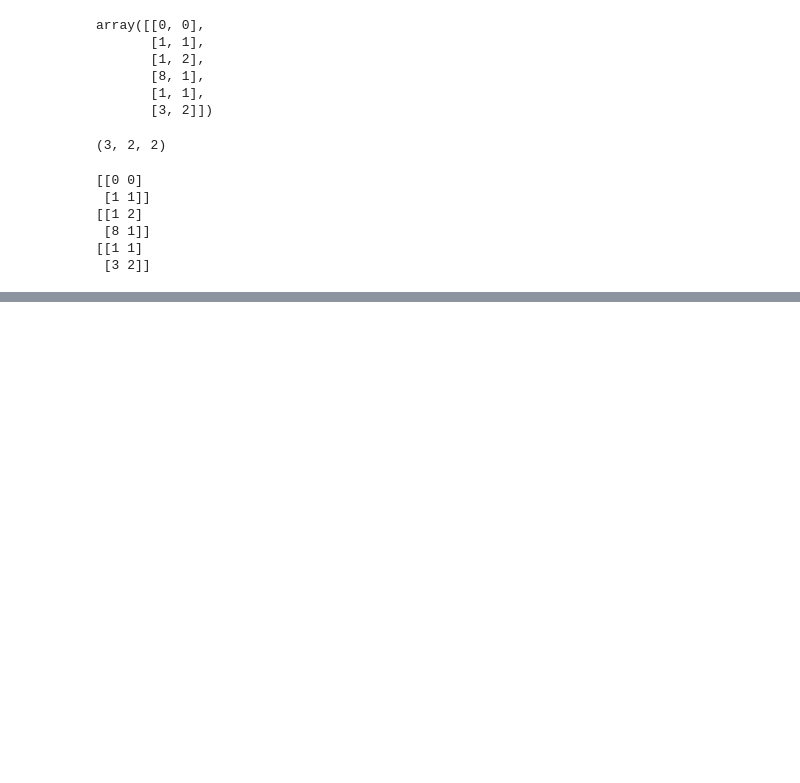
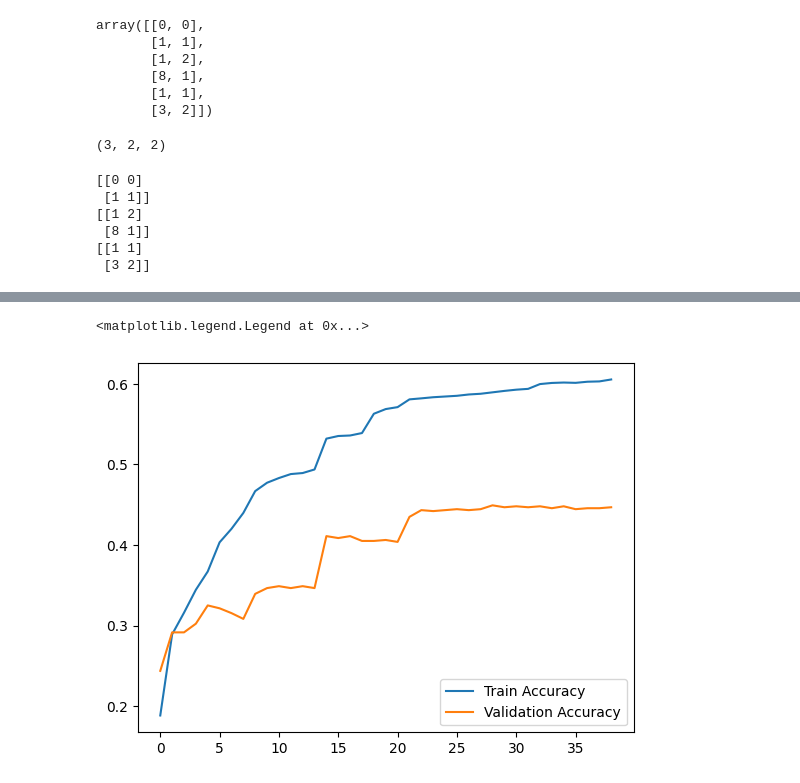
Before and after one commit to EstevesX10/ML2-Urban-Sound-Classification, a Jupyter notebook: Urban-Sound-Classification/UrbanSoundClassification.ipynb, the cells around one changed output, grey strips where cells are left out. Saved outputs shown, nothing was run; the diff lists cells and outputs as text; code cells hidden in the pictures; blank space fills up the shorter version.

```diff
--- a/Urban-Sound-Classification/UrbanSoundClassification.ipynb
+++ b/Urban-Sound-Classification/UrbanSoundClassification.ipynb
@@ -956,0 +1053,23 @@ for x in foo.map(np.array).values: print(x)
+# %%
+# Define callbacks
+early_stopping = EarlyStopping(
+    monitor='val_accuracy',
+    min_delta=5e-4,
+    patience=10,
+    restore_best_weights=True
+)
+
+reduce_lr = ReduceLROnPlateau(
+    monitor='val_accuracy',
+    factor=0.5,
+    patience=3,
+    min_lr=1e-5
+)
+
+# Train the model
+history = model.fit(
+    train_ds,
+    validation_data=test_ds,
+    epochs=50,
+    callbacks=[early_stopping, reduce_lr]
+)
@@ -956,0 +1113,7 @@ for x in foo.map(np.array).values: print(x)
+# %%
+plt.plot(history.history["accuracy"], label="Train Accuracy")
+plt.plot(history.history["val_accuracy"], label="Validation Accuracy")
+plt.legend(loc="lower right")
+# %% [output]
+<matplotlib.legend.Legend at 0x...>
+[figure, added]
```
Also changed, not shown: parts of 23 cells of this notebook.
